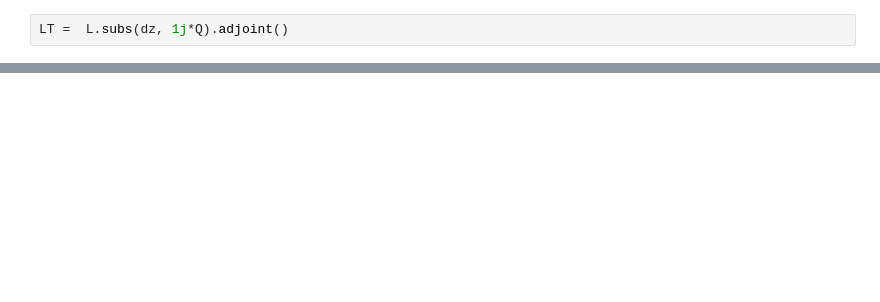
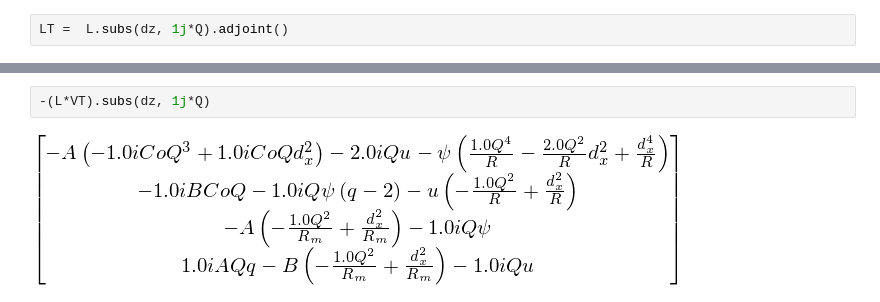
Before and after one commit to jsoishi/weakly_nonlinear_mri, a Jupyter notebook: python/adjoint solution.ipynb, the cells around one changed output, grey strips where cells are left out. Drawn from its saved outputs; the diff is of its cells as text; blank space fills up the shorter version.

```diff
--- a/python/adjoint solution.ipynb
+++ b/python/adjoint solution.ipynb
@@ -436,0 +438,4 @@ L1
+# %%
+-(L*VT).subs(dz, 1j*Q)
+# %% [output]
+[figure, added]
```
Also changed, not shown: parts of 57 cells of this notebook, 3 other files.
